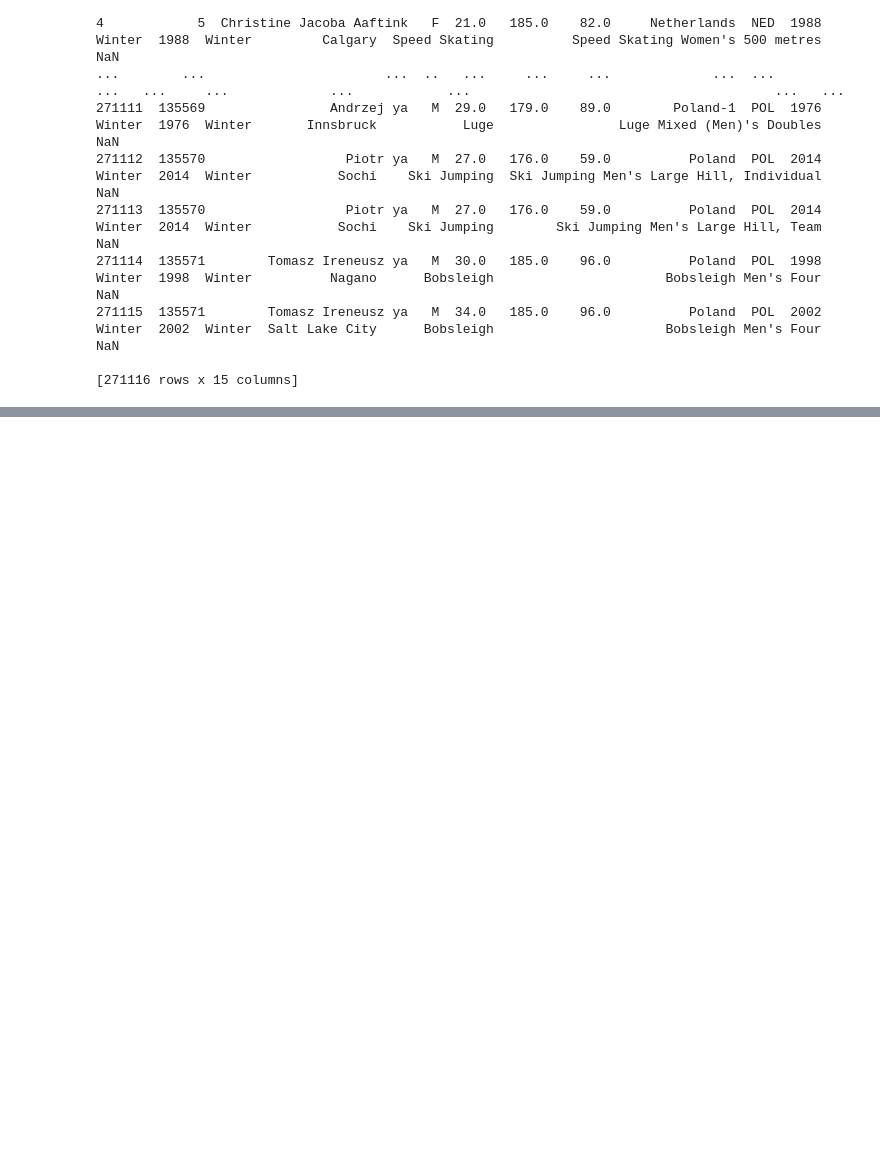
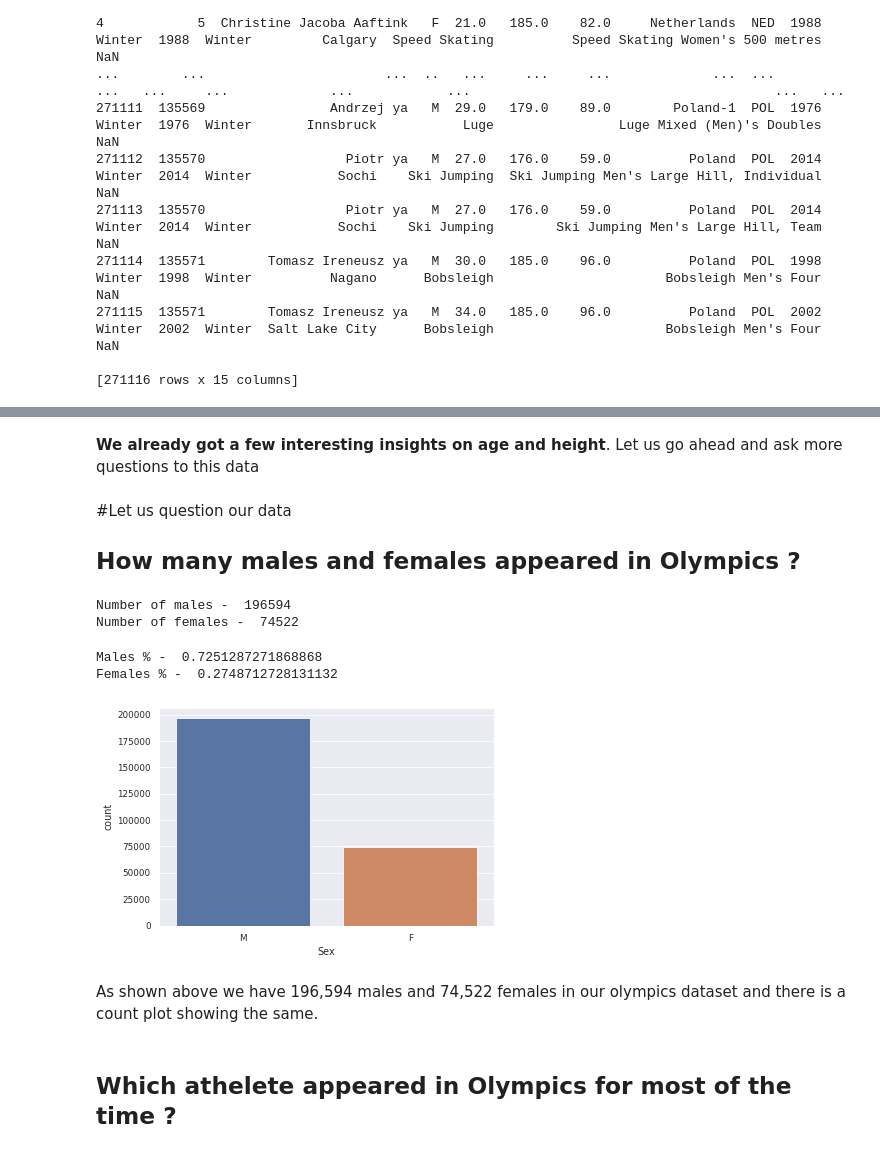
Before and after one commit to AMMLRepos/Data-Analysis-120-years-of-olympic-history, a Jupyter notebook: data_analysis_120_years_of_olympic.ipynb, the cells around one changed output, grey strips where cells are left out. Cells and saved outputs as stored; diff of their text form; code cells hidden in the pictures; blank space fills up the shorter version.

```diff
--- a/data_analysis_120_years_of_olympic.ipynb
+++ b/data_analysis_120_years_of_olympic.ipynb
@@ -200,0 +277,33 @@ print(athelete_events_df)
+# %% [markdown]
+**We already got a few interesting insights on age and height**. Let us go ahead and ask more questions to this data
+# %% [markdown]
+#Let us question our data
+
+## How many males and females appeared in Olympics ?
+# %%
+males_count = athelete_events_df[athelete_events_df["Sex"] == "M"]["Sex"].count()
+females_count = athelete_events_df[athelete_events_df["Sex"] == "F"]["Sex"].count()
+
+print("Number of males - ", males_count)
+print("Number of females - ", females_count)
+# %% [output]
+Number of males -  196594
+Number of females -  74522
+# %%
+percent_of_males = males_count / (males_count + females_count)
+percent_of_females = females_count / (males_count + females_count)
+
+print("Males % - ", percent_of_males)
+print("Females % - ", percent_of_females)
+# %% [output]
+Males % -  0.7251287271868868
+Females % -  0.2748712728131132
+# %%
+#Let us plot a graph
+sns.countplot(x = 'Sex', data = athelete_events_df);
+# %% [output]
+[figure, added]
+# %% [markdown]
+As shown above we have 196,594 males and 74,522 females in our olympics dataset and there is a count plot showing the same.
+# %% [markdown]
+## Which athelete appeared in Olympics for most of the time ?
```
Also changed, not shown: parts of 20 cells of this notebook.
